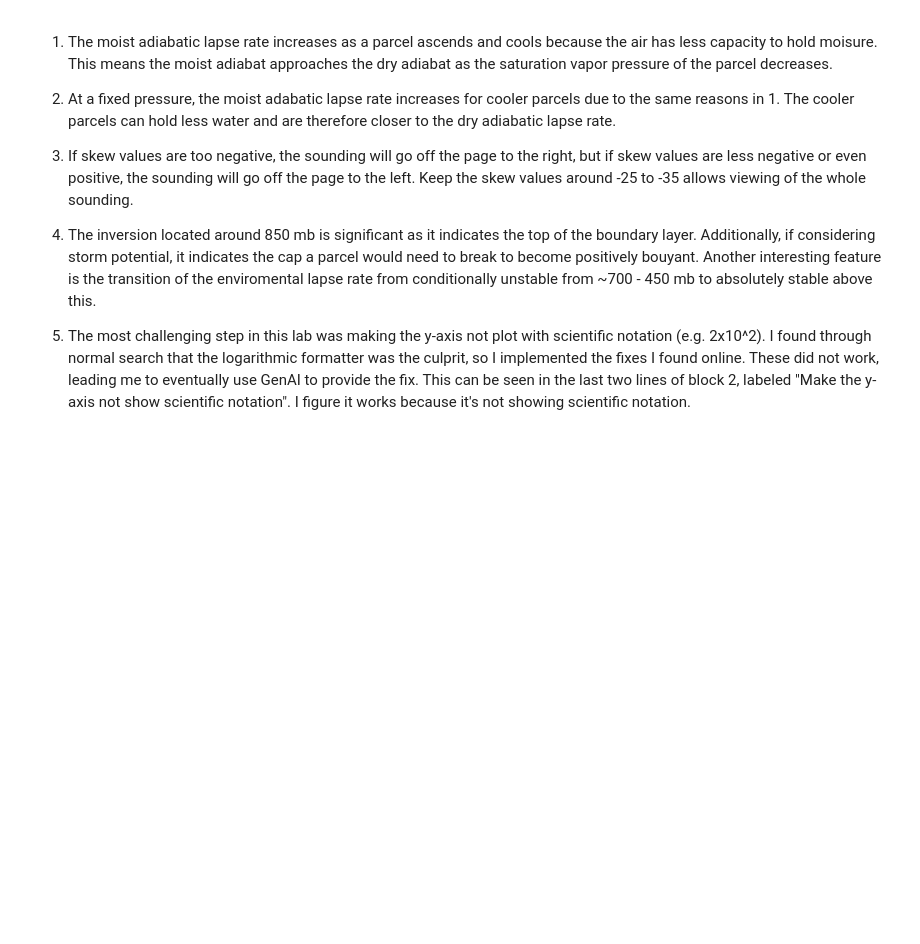
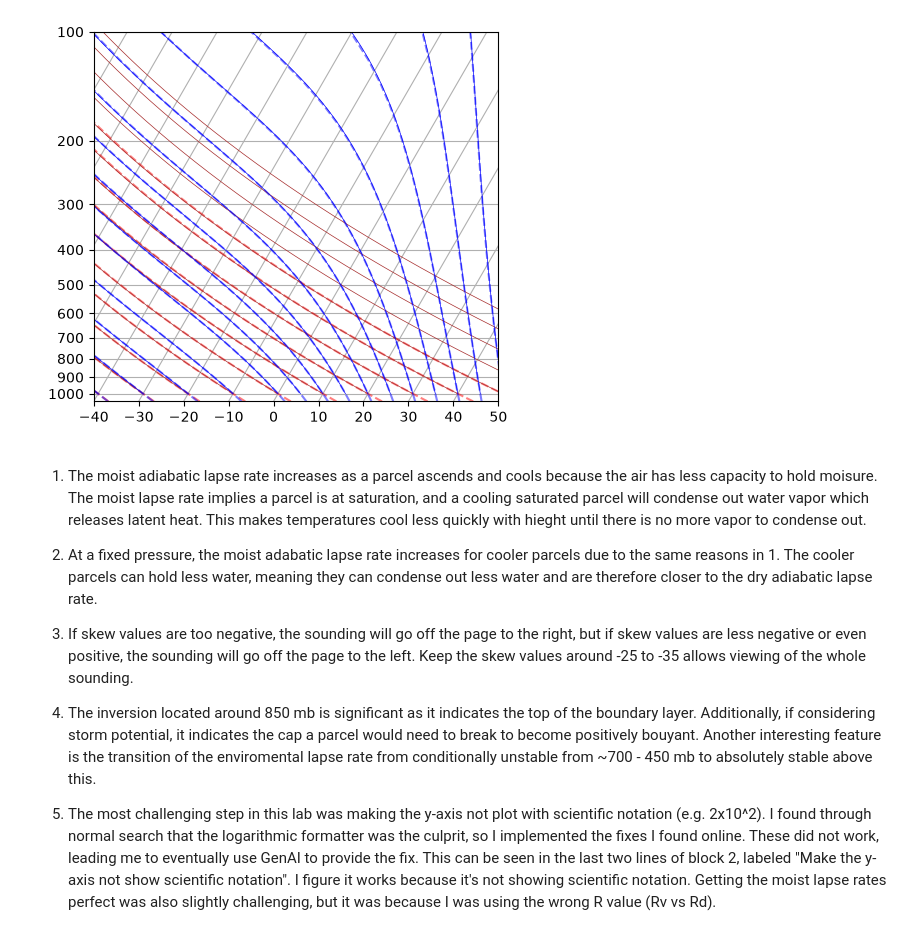
Before and after one commit to NCBreaux/METR5003, a Jupyter notebook: lab3.ipynb, the cells around one changed output. Drawn from its saved outputs; the diff is of its cells as text; code cells hidden in the pictures; blank space fills up the shorter version.

Commit message:
added adiabat checks

```diff
--- a/lab3.ipynb
+++ b/lab3.ipynb
@@ -100,10 +102,41 @@ ax.yaxis.set_major_formatter(ticker.FuncFormatter(lambda x, pos: f"{x:.0f}"))
+# %%
+#Check the lapse rates against the metpy standards
+from metpy.plots import SkewT
+
+#Plot the metpy skewt lapse rates
+fig = plt.figure()
+skew = SkewT(fig)
+skew.plot_dry_adiabats()
+skew.plot_moist_adiabats()
+
+#Plot the dry adiabats
+for temp in K_T:
+    temps = [temp-273.15]
+    t = temp
+    for p in hPa_p[1:]:
+        t = t - dry_lapse(t, p)
+        temps.append(t-273.15)
+    skew.plot(hPa_p, temps, color='brown', linewidth=.5)
+
+#Plot the moist adiabats
+for temp in np.concatenate((K_T, moist_extra)):
+    temps = [temp-273.15]
+    t = temp
+    for p in hPa_p[1:]:
+        t = t - moist_lapse(t, p)
+        temps.append(t-273.15)
+    skew.plot(hPa_p, temps, color='blue', linewidth=.5)
+
+#They match!
+# %% [output]
+[figure, added]
 # %% [markdown]
-1. The moist adiabatic lapse rate increases as a parcel ascends and cools because the air has less capacity to hold moisure. This means the moist adiabat approaches the dry adiabat as the saturation vapor pressure of the parcel decreases.
+1. The moist adiabatic lapse rate increases as a parcel ascends and cools because the air has less capacity to hold moisure. The moist lapse rate implies a parcel is at saturation, and a cooling saturated parcel will condense out water vapor which releases latent heat. This makes temperatures cool less quickly with hieght until there is no more vapor to condense out.
 
-2. At a fixed pressure, the moist adabatic lapse rate increases for cooler parcels due to the same reasons in 1. The cooler parcels can hold less water and are therefore closer to the dry adiabatic lapse rate.
+2. At a fixed pressure, the moist adabatic lapse rate increases for cooler parcels due to the same reasons in 1. The cooler parcels can hold less water, meaning they can condense out less water and are therefore closer to the dry adiabatic lapse rate.
 
 3. If skew values are too negative, the sounding will go off the page to the right, but if skew values are less negative or even positive, the sounding will go off the page to the left. Keep the skew values around -25 to -35 allows viewing of the whole sounding.
 
 4. The inversion located around 850 mb is significant as it indicates the top of the boundary layer. Additionally, if considering storm potential, it indicates the cap a parcel would need to break to become positively bouyant. Another interesting feature is the transition of the enviromental lapse rate from conditionally unstable from ~700 - 450 mb to absolutely stable above this.
 
-5. The most challenging step in this lab was making the y-axis not plot with scientific notation (e.g. 2x10^2). I found through normal search that the logarithmic formatter was the culprit, so I implemented the fixes I found online. These did not work, leading me to eventually use GenAI to provide the fix. This can be seen in the last two lines of block 2, labeled "Make the y-axis not show scientific notation". I figure it works because it's not showing scientific notation.
+5. The most challenging step in this lab was making the y-axis not plot with scientific notation (e.g. 2x10^2). I found through normal search that the logarithmic formatter was the culprit, so I implemented the fixes I found online. These did not work, leading me to eventually use GenAI to provide the fix. This can be seen in the last two lines of block 2, labeled "Make the y-axis not show scientific notation". I figure it works because it's not showing scientific notation. Getting the moist lapse rates perfect was also slightly challenging, but it was because I was using the wrong R value (Rv vs Rd).
```
Also changed, not shown: parts of 2 cells of this notebook.
